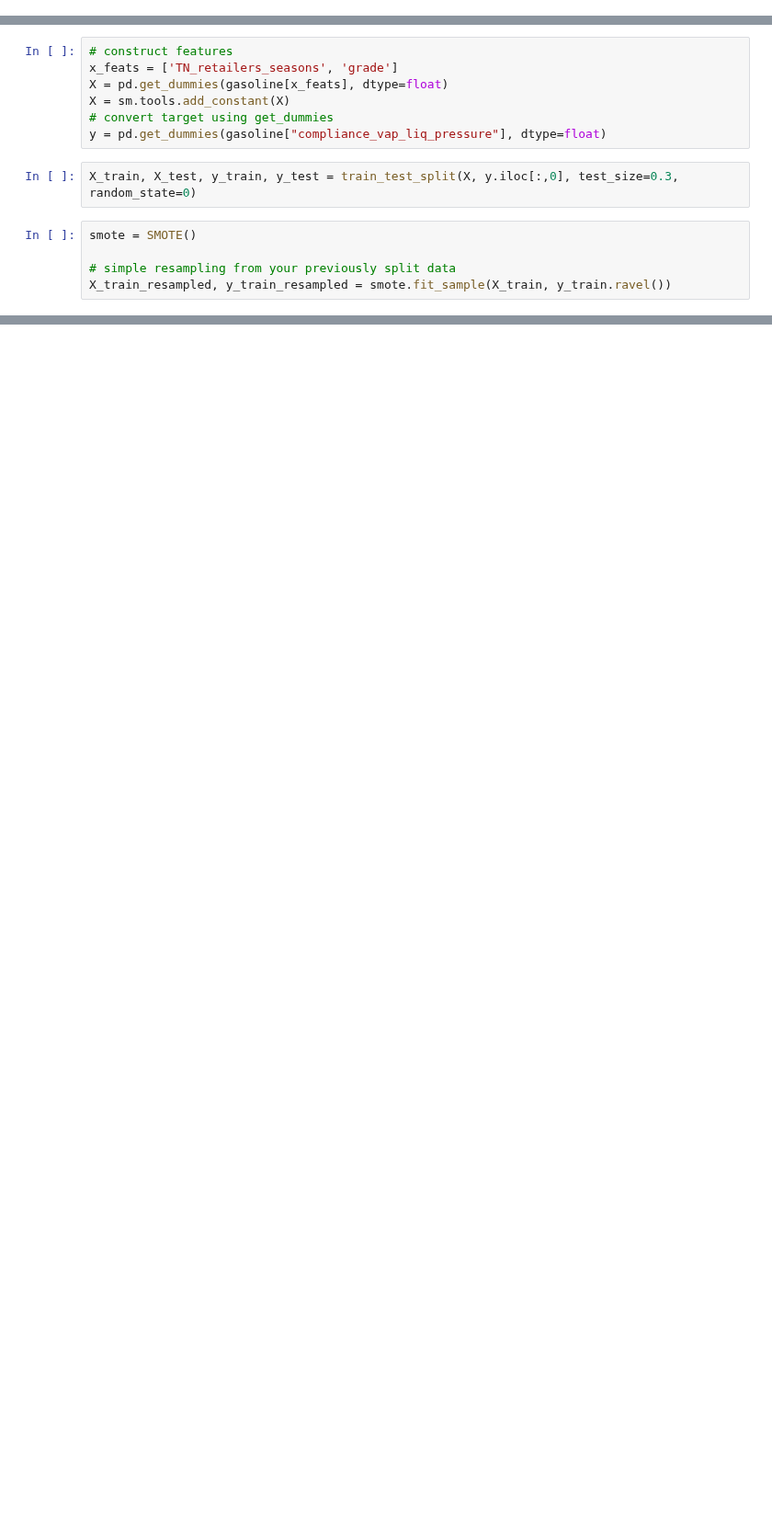
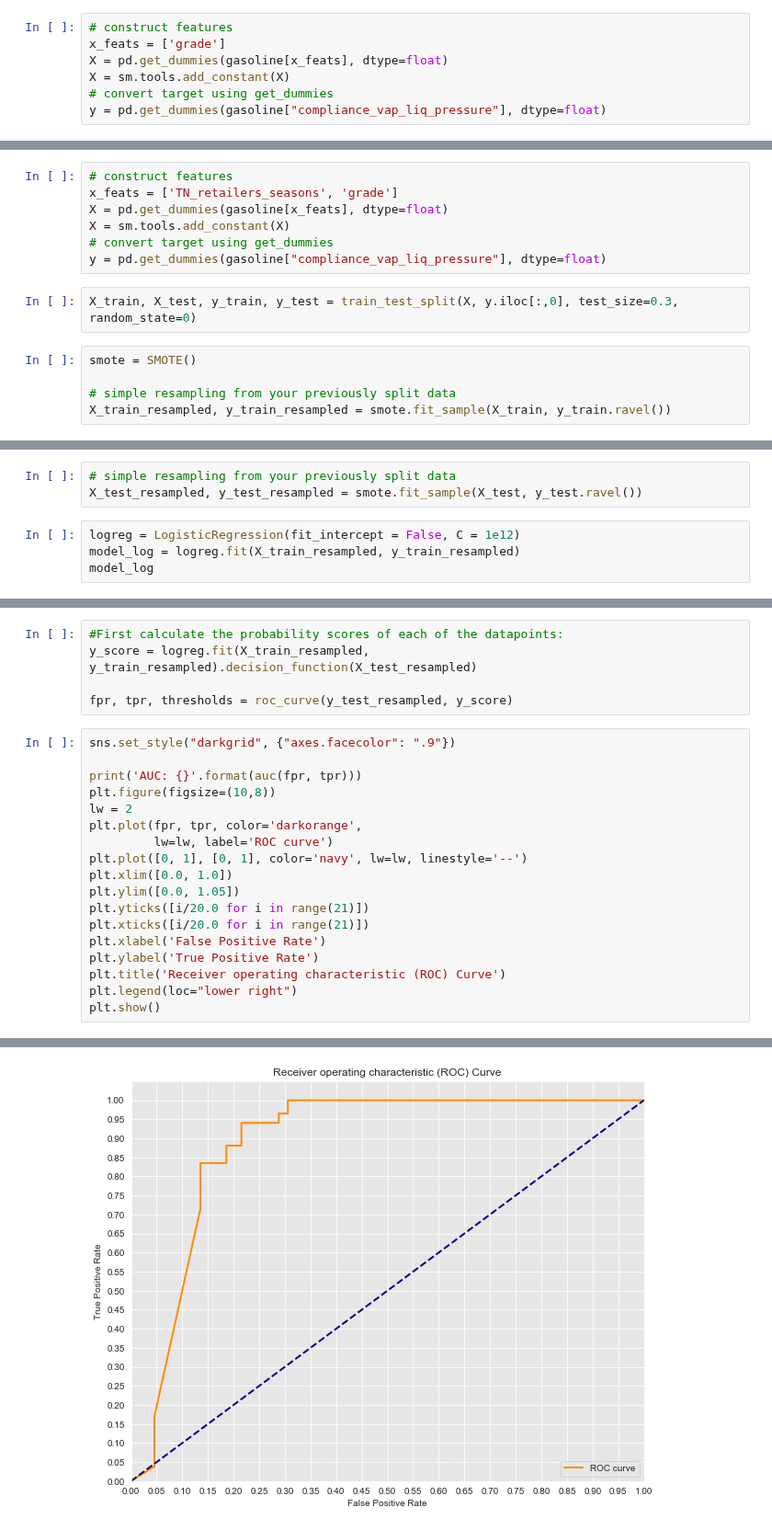
Before and after one commit to mishaberrien/tenessee-fuel-quality-analysis, a Jupyter notebook: notebooks/04_reports/20190731-mlb-results-logistic-regression.ipynb, the cells around one changed output, grey strips where cells are left out. Shown at 92% size. Drawn from its saved outputs; the diff is of its cells as text; blank space fills up the shorter version.

Commit message:
completed rough draft of results document with logistic regression and outline of all other sections

```diff
--- a/notebooks/04_reports/20190731-mlb-results-logistic-regression.ipynb
+++ b/notebooks/04_reports/20190731-mlb-results-logistic-regression.ipynb
@@ -79,0 +72,7 @@ Index(['Sample', 'prod', 'datesampled', 'grade', 'supplier', 'facilityname',
+# %%
+# construct features
+x_feats = ['grade']
+X = pd.get_dummies(gasoline[x_feats], dtype=float)
+X = sm.tools.add_constant(X)
+# convert target using get_dummies
+y = pd.get_dummies(gasoline["compliance_vap_liq_pressure"], dtype=float)
@@ -98,0 +147,7 @@ def get_model_pvalue(y_train, X_train):
+# %%
+# simple resampling from your previously split data
+X_test_resampled, y_test_resampled = smote.fit_sample(X_test, y_test.ravel())
+# %%
+logreg = LogisticRegression(fit_intercept = False, C = 1e12)
+model_log = logreg.fit(X_train_resampled, y_train_resampled)
+model_log
@@ -111,0 +215,24 @@ Warning: Maximum number of iterations has been exceeded.
+# %%
+#First calculate the probability scores of each of the datapoints:
+y_score = logreg.fit(X_train_resampled, y_train_resampled).decision_function(X_test_resampled)
+
+fpr, tpr, thresholds = roc_curve(y_test_resampled, y_score)
+# %%
+sns.set_style("darkgrid", {"axes.facecolor": ".9"})
+
+print('AUC: {}'.format(auc(fpr, tpr)))
+plt.figure(figsize=(10,8))
+lw = 2
+plt.plot(fpr, tpr, color='darkorange',
+         lw=lw, label='ROC curve')
+plt.plot([0, 1], [0, 1], color='navy', lw=lw, linestyle='--')
+plt.xlim([0.0, 1.0])
+plt.ylim([0.0, 1.05])
+plt.yticks([i/20.0 for i in range(21)])
+plt.xticks([i/20.0 for i in range(21)])
+plt.xlabel('False Positive Rate')
+plt.ylabel('True Positive Rate')
+plt.title('Receiver operating characteristic (ROC) Curve')
+plt.legend(loc="lower right")
+plt.show()
+# %% [output]
@@ -111,0 +240 @@ Warning: Maximum number of iterations has been exceeded.
+[figure, added]
```
Also changed, not shown: parts of 45 cells of this notebook, 1 other file.
